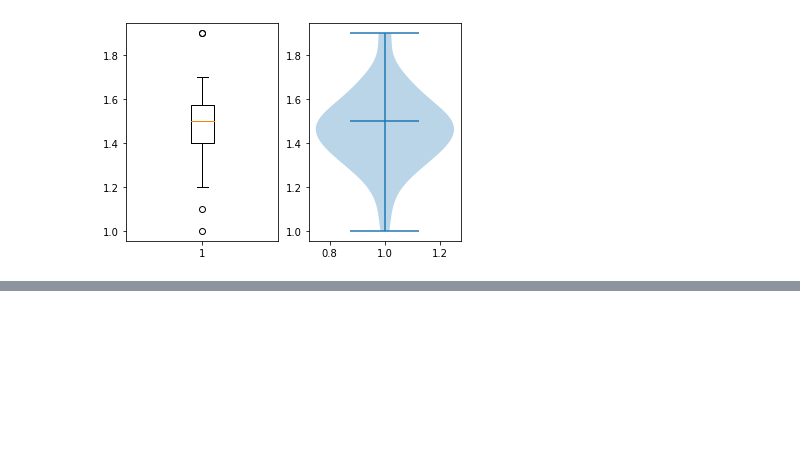
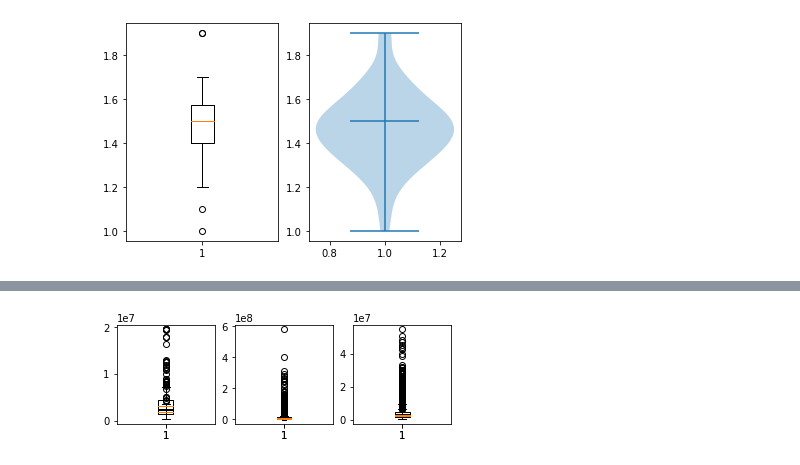
Before and after one commit to CallmeSIRI/BasicProg_DataViz65, a Jupyter notebook: DataViz02_Data_Distribution_.ipynb, the cells around one changed output, grey strips where cells are left out. Cells and saved outputs as stored; diff of their text form; code cells hidden in the pictures; blank space fills up the shorter version.

```diff
--- a/DataViz02_Data_Distribution_.ipynb
+++ b/DataViz02_Data_Distribution_.ipynb
@@ -402,0 +544,3 @@ vi = plt.violinplot(df['PetalLength'][:50],showmedians=True)
+# %%
+c = a1[a1['propertytype_name_en_x']=='Condo']
+c
@@ -402,0 +561,3 @@ vi = plt.violinplot(df['PetalLength'][:50],showmedians=True)
+# %%
+aa1 = c[c['province_name_en']=='Khon Kaen']
+aa1
@@ -402,0 +578,3 @@ vi = plt.violinplot(df['PetalLength'][:50],showmedians=True)
+# %%
+bb1 = c[c['province_name_en']=='Bangkok']
+bb1
@@ -402,0 +595,3 @@ vi = plt.violinplot(df['PetalLength'][:50],showmedians=True)
+# %%
+cc1 = c[c['province_name_en']=='Chiang Mai']
+cc1
@@ -402,0 +633,16 @@ vi = plt.violinplot(df['PetalLength'][:50],showmedians=True)
+# %%
+plt.subplot(2,3,1)
+s1= plt.boxplot(aa['price_min_x'])
+plt.subplot(2,3,2)
+s2= plt.boxplot(bb['price_min_x'])
+plt.subplot(2,3,3)
+s3= plt.boxplot(cc['price_min_x'])
+
+plt.subplot(2,3,1)
+s11= plt.boxplot(aa1['price_min_x'])
+plt.subplot(2,3,2)
+s22= plt.boxplot(bb1['price_min_x'])
+plt.subplot(2,3,3)
+s33= plt.boxplot(cc1['price_min_x'])
+# %% [output]
+[figure, added]
```
Also changed, not shown: parts of 51 cells of this notebook.
